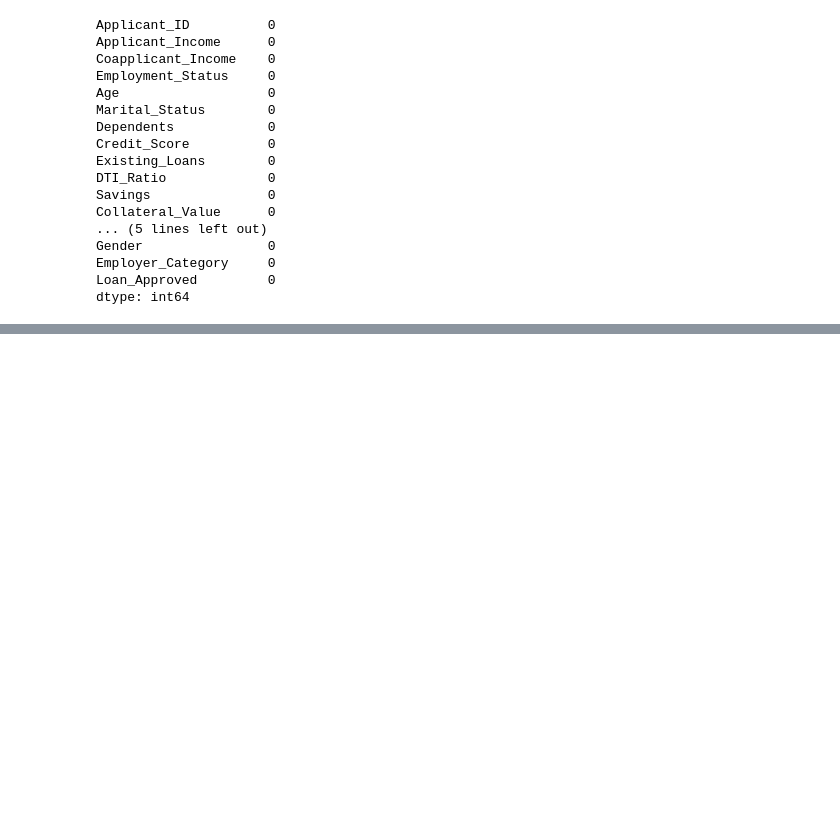
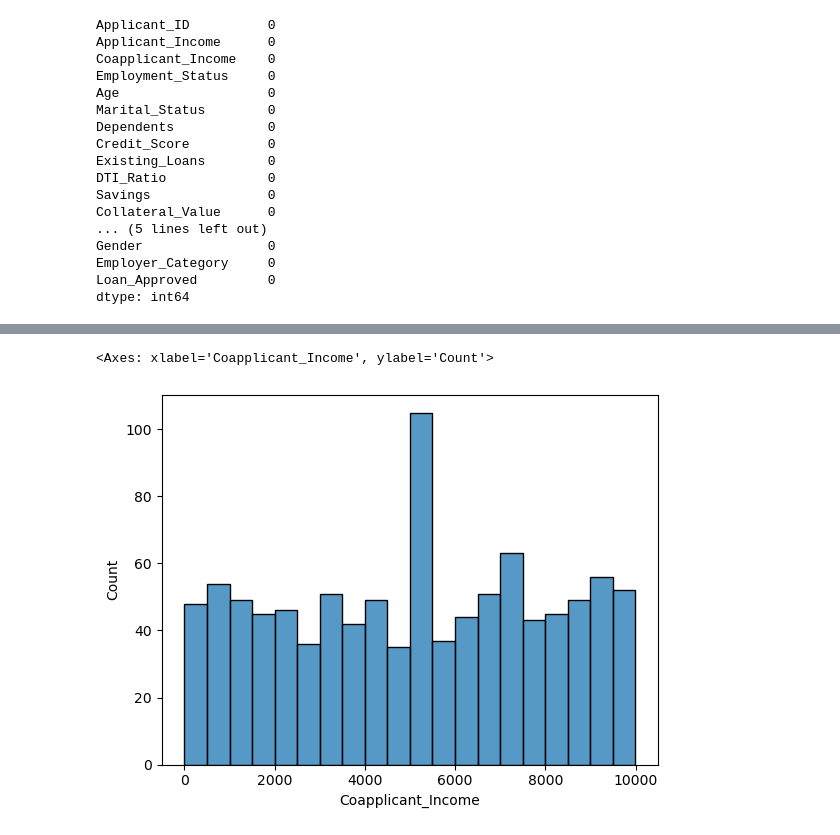
Before and after one commit to piyushhh-glitch/Machine_Learning, a Jupyter notebook: Supervised_ML/projects/loan_shark.ipynb, the cells around one changed output, grey strips where cells are left out. Saved outputs shown, nothing was run; the diff lists cells and outputs as text; code cells hidden in the pictures; blank space fills up the shorter version.

```diff
--- a/Supervised_ML/projects/loan_shark.ipynb
+++ b/Supervised_ML/projects/loan_shark.ipynb
@@ -111,0 +150,11 @@ Exploratory Data Analysis
+# %%
+#applicant income
+
+sns.histplot(
+    data=df,
+    x="Coapplicant_Income",
+    bins=20
+)
+# %% [output]
+<Axes: xlabel='Coapplicant_Income', ylabel='Count'>
+[figure, added]
```
Also changed, not shown: parts of 11 cells of this notebook.
